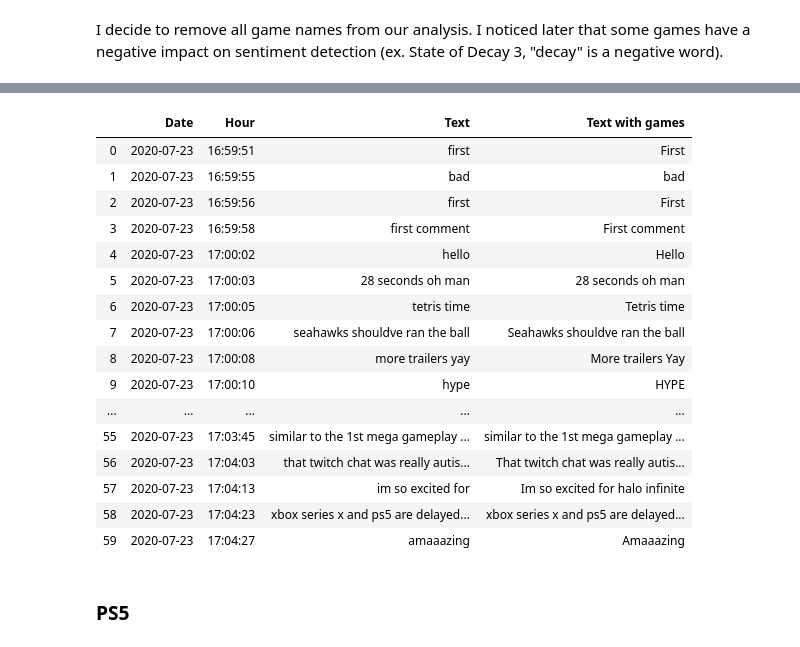
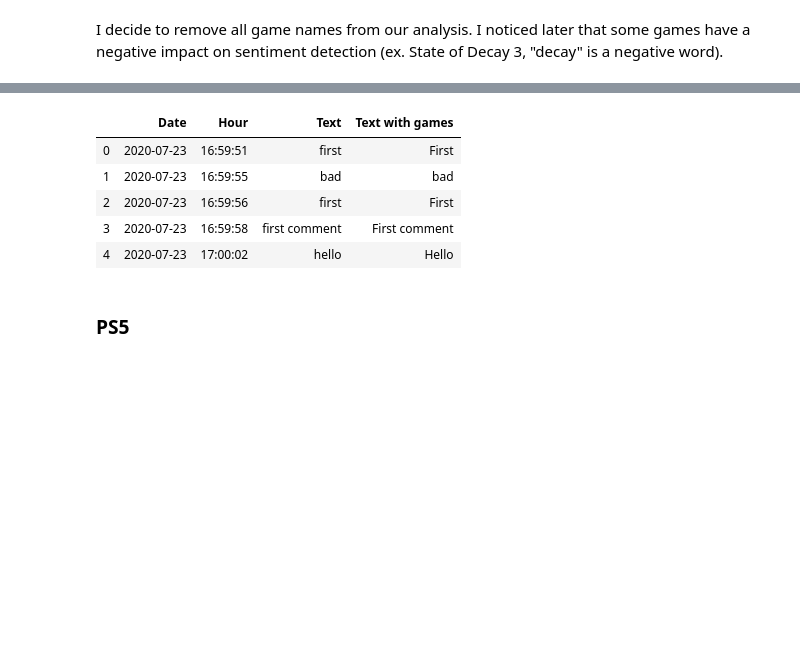
Before and after one commit to SalimAmarti/PS5_vs_XboxSeriesX, a Jupyter notebook: PS5 vs. Xbox Series X.ipynb, the cells around one changed output, grey strips where cells are left out. Cells and saved outputs as stored; diff of their text form; code cells hidden in the pictures; blank space fills up the shorter version.

```diff
--- a/PS5 vs. Xbox Series X.ipynb
+++ b/PS5 vs. Xbox Series X.ipynb
@@ -114,20 +114,20 @@ I decide to remove all game names from our analysis. I noticed later that some g
 Xbox_games_dict = {'Halo':'Halo Infinite, Halo',
                   'State of Decay 3':'State of Decay 3, State of Decay, SOD, SOD3',
                   'Forza Motorsport':'Forza Motorsport, Forza, Motorsport',
-                  'Everwild':'Everwild',
+                  'Everwild':'Everwild, Ever wild',
                   'Tell Me Why':'Tell Me Why, TMW',
                   'Outer Worlds: Peril on Gorgon':'Outer Worlds Peril on Gorgon, Outer Worlds, Peril on Gorgon, OWPG',
                   'Grounded':'Grounded',
                   'Avowed':'Avowed',
                   'As Dusk Falls':'As Dusk Falls, Dusk Falls, Dusk',
-                  'Hellblade 2':'Hellblade 2, Hellblade',
+                  'Hellblade 2':'Hellblade 2, Hellblade, Hell blade',
                   'Psychonauts 2':'Psychonauts 2, Psychonauts, Pyschonauts',
                   'S.T.A.L.K.E.R. 2':'S.T.A.L.K.E.R. 2, Stalker 2, Stalker',
-                  'Warhammer 40,000: Darktide':'Warhammer 40000 Darktide, Warhammer',
+                  'Warhammer 40,000: Darktide':'Warhammer 40000 Darktide, Warhammer, War hammer',
                   'The Gunk':'The Gunk, Gunk',
                   'The Medium':'The Medium',
                   'Phantasy Star Online 2 New Genesis':'Phantasy Star Online 2 New Genesis, Phantasy Star, New Genesis, PSONG, PSO2, PSO2NG',
-                  'Crossfire X':'Crossfire X, Crossfire',
+                  'Crossfire X':'Crossfire X, Crossfire, Cross fire',
                   'Fable 4':'Fable 4, Fable IV, Fable'}
 # %%
 Xbox_games_remove = []
@@ -171,25 +171,14 @@ for i in range(0,len(Xbox_data)):
     exclusions = '|'.join(Xbox_games_remove_final)
     Xbox_data['Text'].loc[i] = re.sub(exclusions, '', Xbox_data['Text'].loc[i].lower())
 # %%
-Xbox_data.head(60)
+Xbox_data.head()
 # %% [output]
 |  | Date | Hour | Text | Text with games |
 | 0 | 2020-07-23 | 16:59:51 | first | First |
 | 1 | 2020-07-23 | 16:59:55 | bad | bad |
 | 2 | 2020-07-23 | 16:59:56 | first | First |
 | 3 | 2020-07-23 | 16:59:58 | first comment | First comment |
 | 4 | 2020-07-23 | 17:00:02 | hello | Hello |
-| 5 | 2020-07-23 | 17:00:03 | 28 seconds oh man | 28 seconds oh man |
-| 6 | 2020-07-23 | 17:00:05 | tetris time | Tetris time |
-| 7 | 2020-07-23 | 17:00:06 | seahawks shouldve ran the ball | Seahawks shouldve ran the ball |
-| 8 | 2020-07-23 | 17:00:08 | more trailers yay | More trailers Yay |
-| 9 | 2020-07-23 | 17:00:10 | hype | HYPE |
-| ... | ... | ... | ... | ... |
-| 55 | 2020-07-23 | 17:03:45 | similar to the 1st mega gameplay ... | similar to the 1st mega gameplay ... |
-| 56 | 2020-07-23 | 17:04:03 | that twitch chat was really autis... | That twitch chat was really autis... |
-| 57 | 2020-07-23 | 17:04:13 | im so excited for | Im so excited for halo infinite |
-| 58 | 2020-07-23 | 17:04:23 | xbox series x and ps5 are delayed... | xbox series x and ps5 are delayed... |
-| 59 | 2020-07-23 | 17:04:27 | amaaazing | Amaaazing |
 # %% [markdown]
 ### PS5
 # %% [markdown]
```
Also changed, not shown: parts of 12 cells of this notebook.
